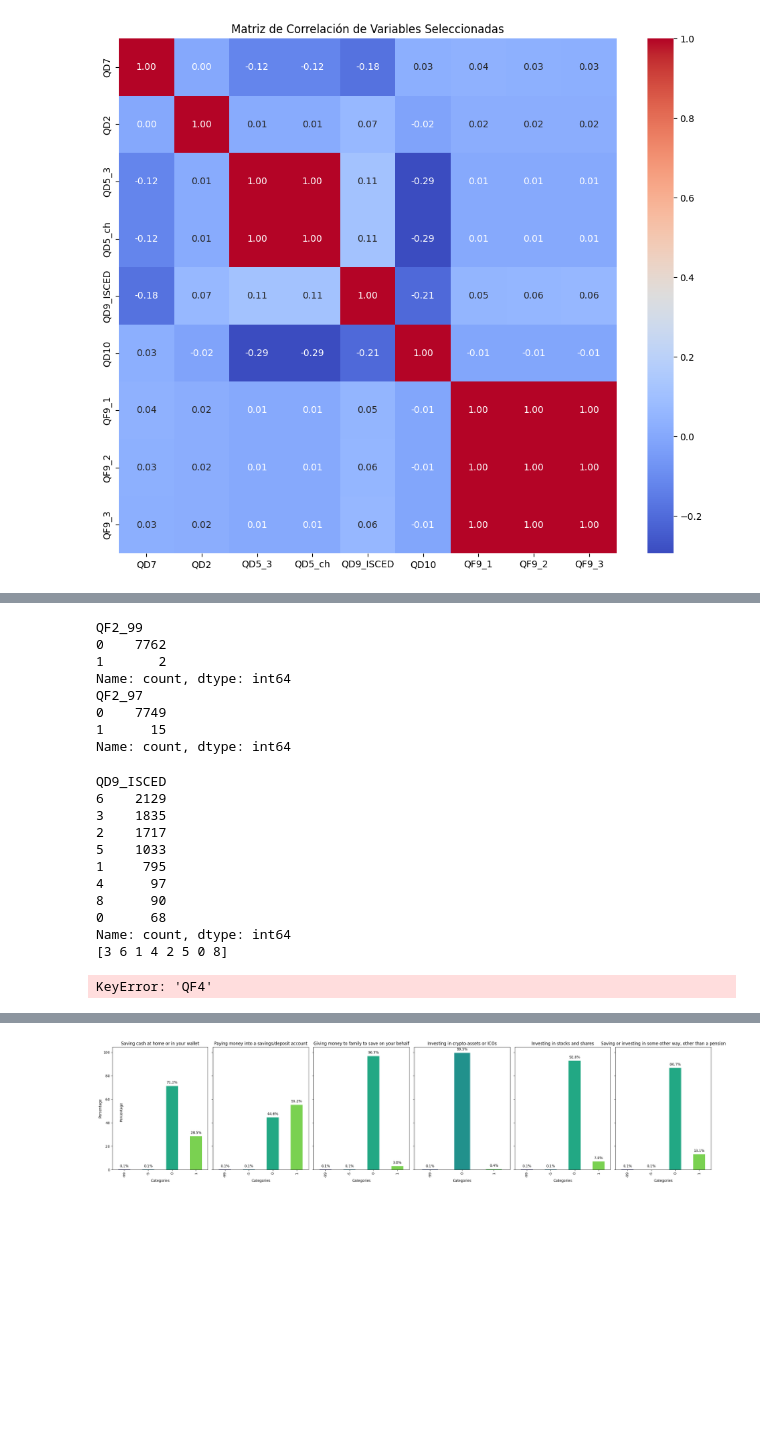
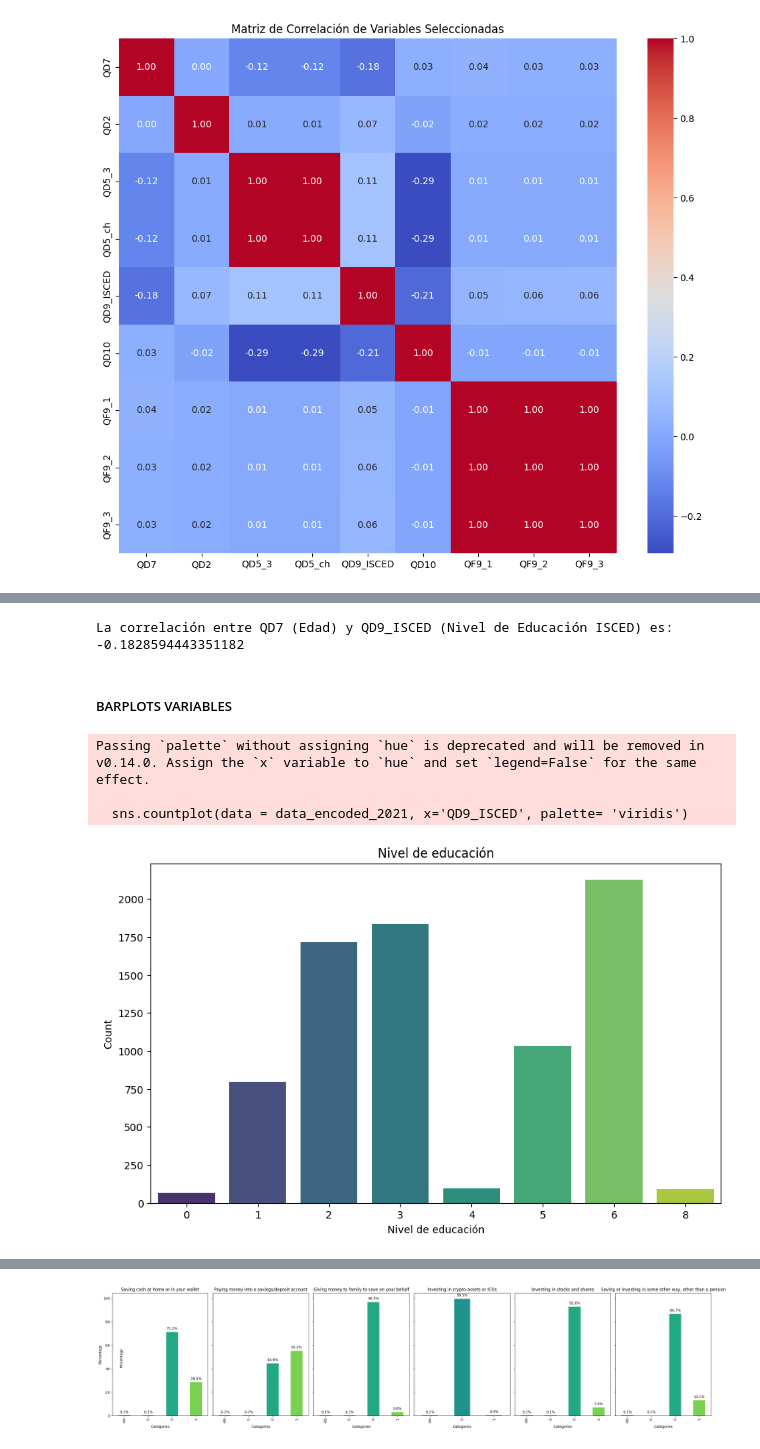
Before and after one commit to blackalle/TFM, a Jupyter notebook: tfm.ipynb, the cells around one changed output, grey strips where cells are left out. Drawn from its saved outputs; the diff is of its cells as text; code cells hidden in the pictures; blank space fills up the shorter version.

```diff
--- a/tfm.ipynb
+++ b/tfm.ipynb
@@ -477,34 +473,29 @@ plt.show()
-# %%
-## ver valores distintos de las variables QF2_99 Y QF2_97
-print(data_encoded_2021['QF2_99'].value_counts())
-print(data_encoded_2021['QF2_97'].value_counts())
-# %% [output]
-QF2_99
-0    7762
-1       2
-Name: count, dtype: int64
-QF2_97
-0    7749
-1      15
-Name: count, dtype: int64
-# %%
-## ver valores distintos de las variables QD9_ISCE
-print(data_encoded_2021['QD9_ISCED'].value_counts())
-
-print(data_encoded_2021['QD9_ISCED'].unique())
-# %% [output]
-QD9_ISCED
-6    2129
-3    1835
-2    1717
-5    1033
-1     795
-4      97
-8      90
-0      68
-Name: count, dtype: int64
-[3 6 1 4 2 5 0 8]
-# %%
-print(data_encoded_2021['QF4'].value_counts())
-# %% [output]
-KeyError: 'QF4'
+# %%
+import pandas as pd
+
+# Suponiendo que tienes un DataFrame llamado data
+# Asegúrate de que QD7 y QD9_ISCED están en formato numérico adecuado
+data_encoded_2021['QD7'] = pd.to_numeric(data_encoded_2021['QD7'], errors='coerce')  # Convierte a numérico, maneja los errores
+data_encoded_2021['QD9_ISCED'] = pd.to_numeric(data_encoded_2021['QD9_ISCED'], errors='coerce')  # Convierte a numérico, maneja los errores
+
+# Calcula la correlación de Pearson
+correlation = data_encoded_2021['QD7'].corr(data_encoded_2021['QD9_ISCED'])
+
+print(f"La correlación entre QD7 (Edad) y QD9_ISCED (Nivel de Educación ISCED) es: {correlation}")
+# %% [output]
+La correlación entre QD7 (Edad) y QD9_ISCED (Nivel de Educación ISCED) es: -0.1828594443351182
+# %% [markdown]
+##### BARPLOTS VARIABLES
+# %%
+#BARPLOT QD9_ISCED EN COLORES
+plt.figure(figsize=(10, 6))
+sns.countplot(data = data_encoded_2021, x='QD9_ISCED', palette= 'viridis')
+plt.title('Nivel de educación')
+plt.xlabel('Nivel de educación')
+plt.ylabel('Count')
+plt.show()
+# %% [output]
+Passing `palette` without assigning `hue` is deprecated and will be removed in v0.14.0. Assign the `x` variable to `hue` and set `legend=False` for the same effect.
+
+  sns.countplot(data = data_encoded_2021, x='QD9_ISCED', palette= 'viridis')
+[figure, added]
```
Also changed, not shown: parts of 15 cells of this notebook.
